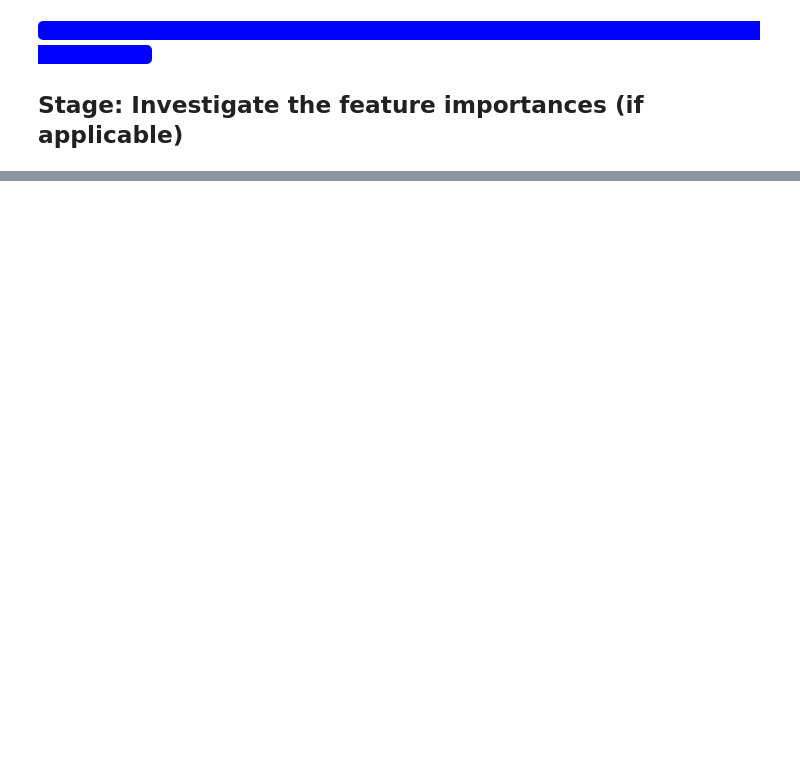
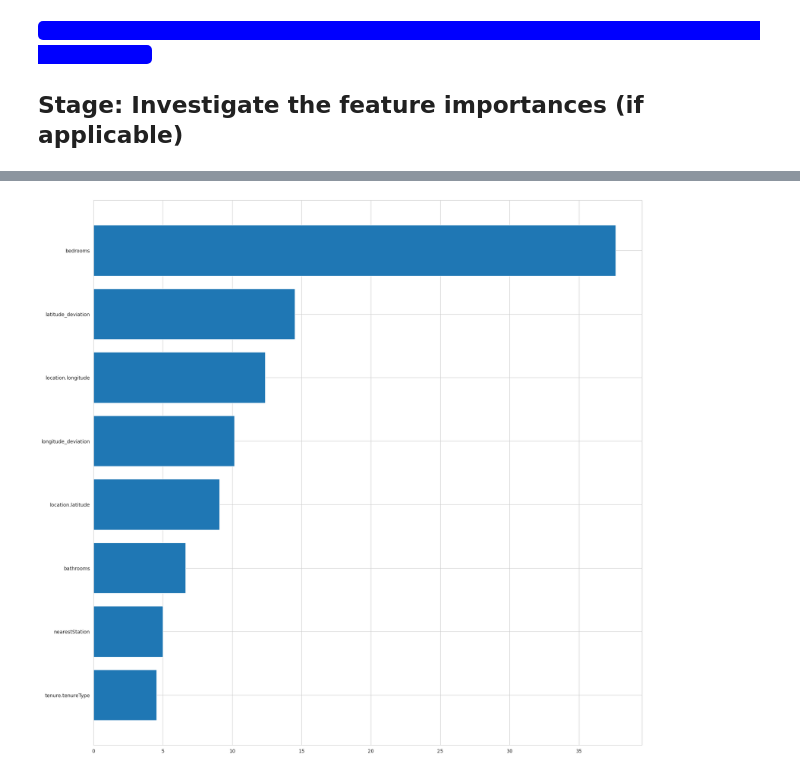
Before and after one commit to jayportfolio/capstone_streamlit, a Jupyter notebook: process/E_train_model/iteration10/it10_all_models_20221203.ipynb, the cells around one changed output, grey strips where cells are left out. Cells and saved outputs as stored; diff of their text form; code cells hidden in the pictures; blank space fills up the shorter version.

```diff
--- a/process/E_train_model/iteration10/it10_all_models_20221203.ipynb
+++ b/process/E_train_model/iteration10/it10_all_models_20221203.ipynb
@@ -130,7 +146,9 @@ print(env_vars)
 # %% [markdown]
 #### Include any overrides specific to the algorthm / python environment being used
 # %%
-running_locally = run_env == 'local'
+running_locally = True
+#running_locally = run_env == 'local'
+
 
 if 'forest' in ALGORITHM.lower():
     #OVERRIDE_N_ITER = 5
@@ -144,6 +162,10 @@ if running_locally:
         OVERRIDE_N_ITER = 15
     else:
         OVERRIDE_N_ITER = 5
+
+
+if 'forest' in ALGORITHM.lower() or True:
+    OVERRIDE_VERBOSE = 2
 # %% [markdown]
 <code style="background:blue;color:blue">**********************************************************************************************************</code>
 
@@ -270,10 +292,9 @@ if 'explore param' in DATA_DETAIL:
 param_options, cv, n_jobs, refit, n_iter, verbose = get_cv_params(options_block, debug_mode=debug_mode,
                                                                   override_cv=OVERRIDE_CV,
                                                                   override_niter=OVERRIDE_N_ITER,
-                                                                  override_njobs=OVERRIDE_JOBS)
-
-if 'forest' in ALGORITHM.lower() or True: #JH
-    verbose = 2
+                                                                  override_njobs=OVERRIDE_JOBS,
+                                                                  override_verbose=OVERRIDE_VERBOSE
+                                                                  )
 
 
 if not using_catboost and len(param_options.keys()) > 2 and not already_timed and debug_mode:
@@ -282,6 +303,6 @@ if not using_catboost and len(param_options.keys()) > 2 and not already_timed an
 
 
 print("cv:", cv, "n_jobs:", n_jobs, "refit:", refit, "n_iter:", n_iter, "verbose:", verbose)
-print('\n\nHyperparameters:')
-param_options if not using_catboost else options_block
+#print('\n\nHyperparameters:')
+#param_options if not using_catboost else options_block
 # %% [output]
@@ -631,9 +717,9 @@ if this_model_is_best:
             pickle.dump(crossval_runner.best_estimator_, f)
         else:
             pickle.dump(starter_model, f)
-        print('pickled new version of model')
-        print(f"{old_results_json[key]['_score']} is new best score (it's better than {old_best_score})")
+        new_model_decision = f"pickled new version of model\n{old_results_json[key]['_score']} is new best score (it's better than {old_best_score})"
         #print(results_json[key]['_score'], 'is an improvement on', results_json[key]['second best score'])
 else:
-    print("not updated saved model, the previous run was better")
-    print(f"{old_results_json[key]['_score']} is worse than or equal to '{old_best_score}")
+    new_model_decision = f"not updated saved model, the previous run was better\n{old_results_json[key]['_score']} is worse than or equal to '{old_best_score}"
+
+print(new_model_decision)
@@ -739,7 +731,7 @@ def print_and_report(text_list, title):
 
 ## Stage: Investigate the feature importances (if applicable)
 # %%
-if 'tree' in ALGORITHM.lower() or 'forest' in ALGORITHM.lower() or 'boost' in ALGORITHM.lower():
+if model_uses_feature_importances:
     feature_importances = crossval_runner.best_estimator_[-1].feature_importances_ if not using_catboost else starter_model.get_feature_importance()
     #std = np.std([tree.feature_importances_ for tree in model.estimators_], axis = 0)
 
@@ -747,8 +739,13 @@ if 'tree' in ALGORITHM.lower() or 'forest' in ALGORITHM.lower() or 'boost' in AL
 
     print('Feature Ranking:')
 
+    feature_importances_output = ""
     for f in range(X_train.shape[1]):
-        print('%d. features %d (%f)' % (f + 1, indices[f], feature_importances[indices[f]]),
-              df_features.columns[indices[f] + 1])
+        #print('%d. features %d (%f)' % (f + 1, indices[f], feature_importances[indices[f]]), df_features.columns[indices[f] + 1])
+        feature_importances_output += ('%d. features %d (%f)' % (f + 1, indices[f], feature_importances[indices[f]]))
+        feature_importances_output += '\t\t'
+        feature_importances_output += (df_features.columns[indices[f] + 1])
+        feature_importances_output += '\n'
+    print(feature_importances_output)
 else:
     print(f'{ALGORITHM} does not have feature_importances, skipping')
@@ -755,10 +762,12 @@ else:
 # %%
-if 'tree' in ALGORITHM.lower() or 'forest' in ALGORITHM.lower() or 'boost' in ALGORITHM.lower():
+if model_uses_feature_importances:
     indices = np.argsort(feature_importances)
 
-    best_model_fig, best_model_ax = plt.subplots(figsize=(20, 20))
+    feature_importance_fig, best_model_ax = plt.subplots(figsize=(20, 20))
     best_model_ax.barh(range(len(feature_importances)), feature_importances[indices])
     best_model_ax.set_yticks(range(len(feature_importances)))
     _ = best_model_ax.set_yticklabels(df_features.columns[[c + 1 for c in indices]])
 else:
     print(f'{ALGORITHM} does not have feature_importances, skipping')
+# %% [output]
+[figure, added]
```
Also changed, not shown: parts of 23 cells of this notebook, 28 other files.
